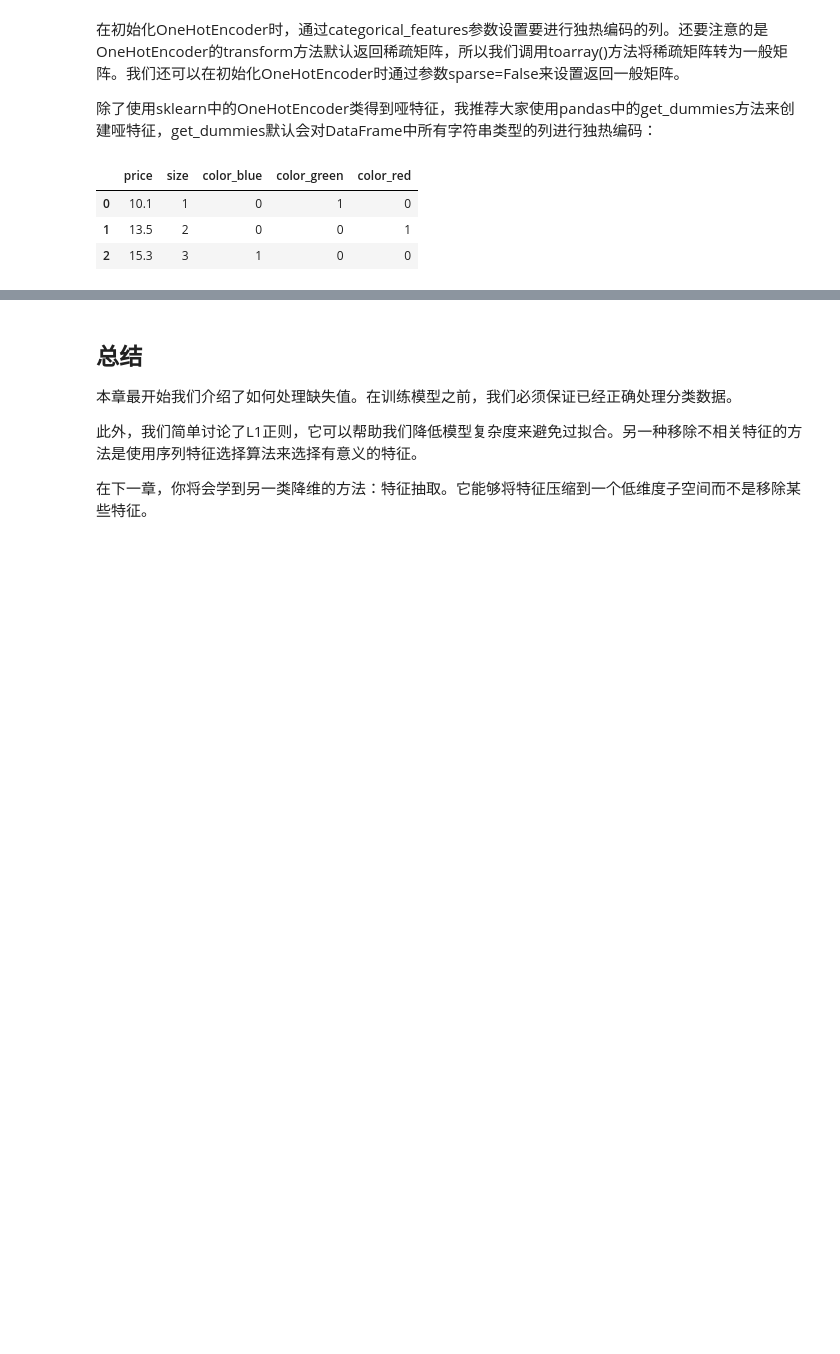
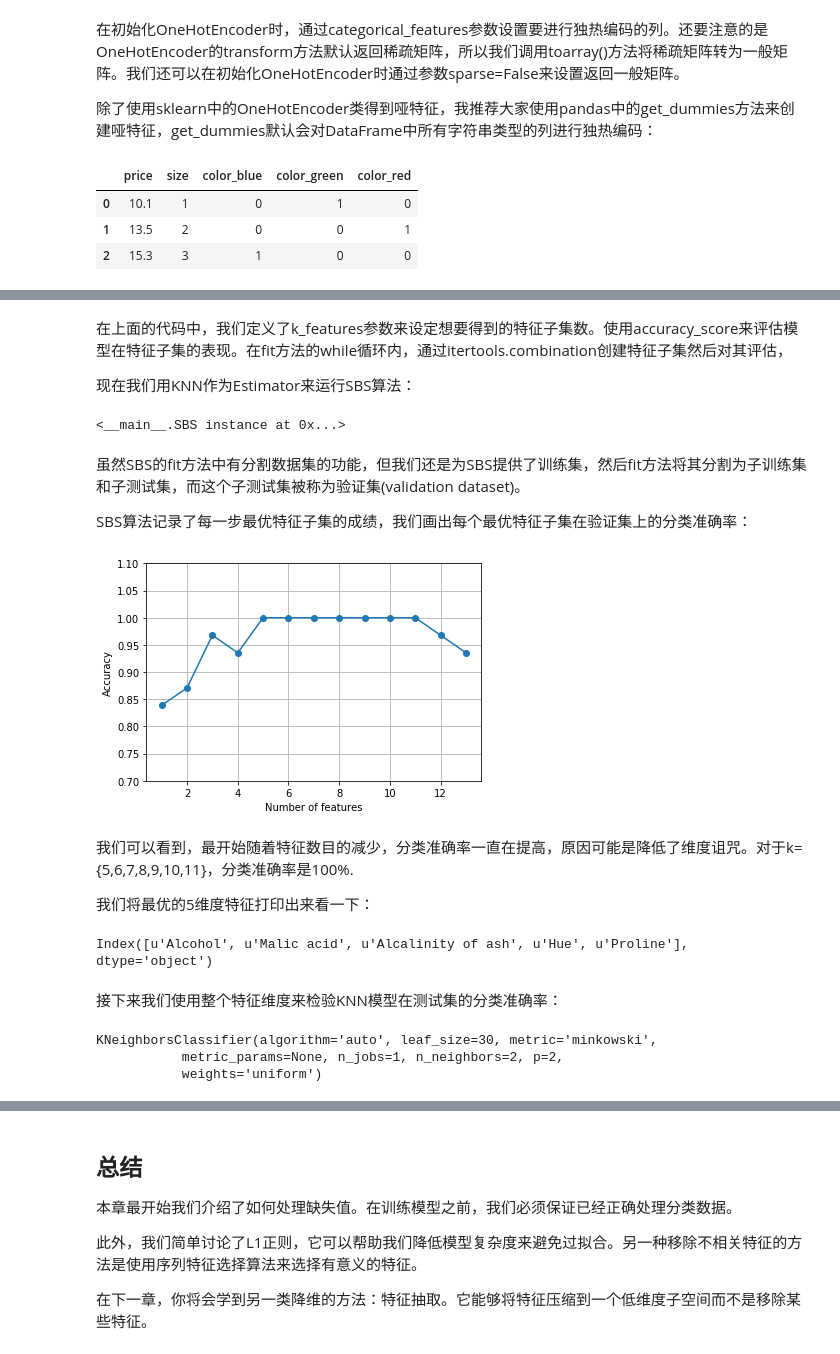
Before and after one commit to basicv8vc/Python-Machine-Learning-zh, a Jupyter notebook: 第四章/构建一个好的训练集---数据预处理.ipynb, the cells around one changed output, grey strips where cells are left out. Saved outputs shown, nothing was run; the diff lists cells and outputs as text; code cells hidden in the pictures; blank space fills up the shorter version.

```diff
--- a/第四章/构建一个好的训练集---数据预处理.ipynb
+++ b/第四章/构建一个好的训练集---数据预处理.ipynb
@@ -594,0 +635,4 @@ sklearn的随机森林实现，包括一个transform方法能够基于用户给
+# %% [markdown]
+在上面的代码中，我们定义了k_features参数来设定想要得到的特征子集数。使用accuracy_score来评估模型在特征子集的表现。在fit方法的while循环内，通过itertools.combination创建特征子集然后对其评估，
+
+现在我们用KNN作为Estimator来运行SBS算法：
@@ -594,0 +641,28 @@ sklearn的随机森林实现，包括一个transform方法能够基于用户给
+# %%
+knn = KNeighborsClassifier(n_neighbors=2)
+# %%
+sbs = SBS(knn, k_features=1)
+# %%
+sbs.fit(X_train_std, y_train)
+# %% [output]
+<__main__.SBS instance at 0x...>
+# %% [markdown]
+虽然SBS的fit方法中有分割数据集的功能，但我们还是为SBS提供了训练集，然后fit方法将其分割为子训练集和子测试集，而这个子测试集被称为验证集(validation dataset)。
+
+SBS算法记录了每一步最优特征子集的成绩，我们画出每个最优特征子集在验证集上的分类准确率：
+# %%
+k_feat = [len(k) for k in sbs.subsets_]
+# %%
+plt.plot(k_feat, sbs.scores_, marker='o')
+plt.ylim([0.7, 1.1])
+plt.ylabel('Accuracy')
+plt.xlabel('Number of features')
+plt.grid()
+plt.show()
+# %% [output]
+[figure, added]
+# %% [markdown]
+
+我们可以看到，最开始随着特征数目的减少，分类准确率一直在提高，原因可能是降低了维度诅咒。对于k={5,6,7,8,9,10,11}，分类准确率是100%.
+
+我们将最优的5维度特征打印出来看一下：
@@ -594,0 +671,12 @@ sklearn的随机森林实现，包括一个transform方法能够基于用户给
+# %%
+print(df_wine.columns[1:][k5])
+# %% [output]
+Index([u'Alcohol', u'Malic acid', u'Alcalinity of ash', u'Hue', u'Proline'], dtype='object')
+# %% [markdown]
+接下来我们使用整个特征维度来检验KNN模型在测试集的分类准确率：
+# %%
+knn.fit(X_train_std, y_train)
+# %% [output]
+KNeighborsClassifier(algorithm='auto', leaf_size=30, metric='minkowski',
+           metric_params=None, n_jobs=1, n_neighbors=2, p=2,
+           weights='uniform')
```
Also changed, not shown: parts of 65 cells of this notebook.
